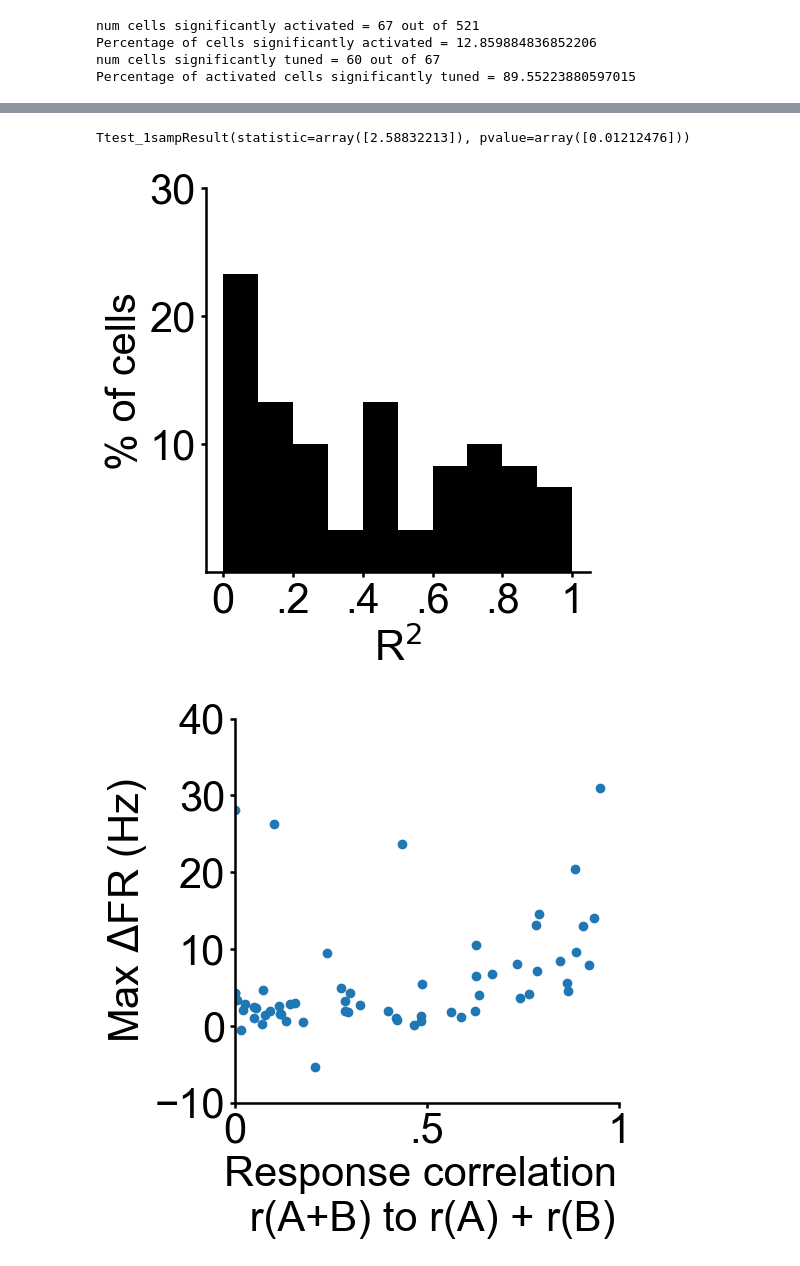
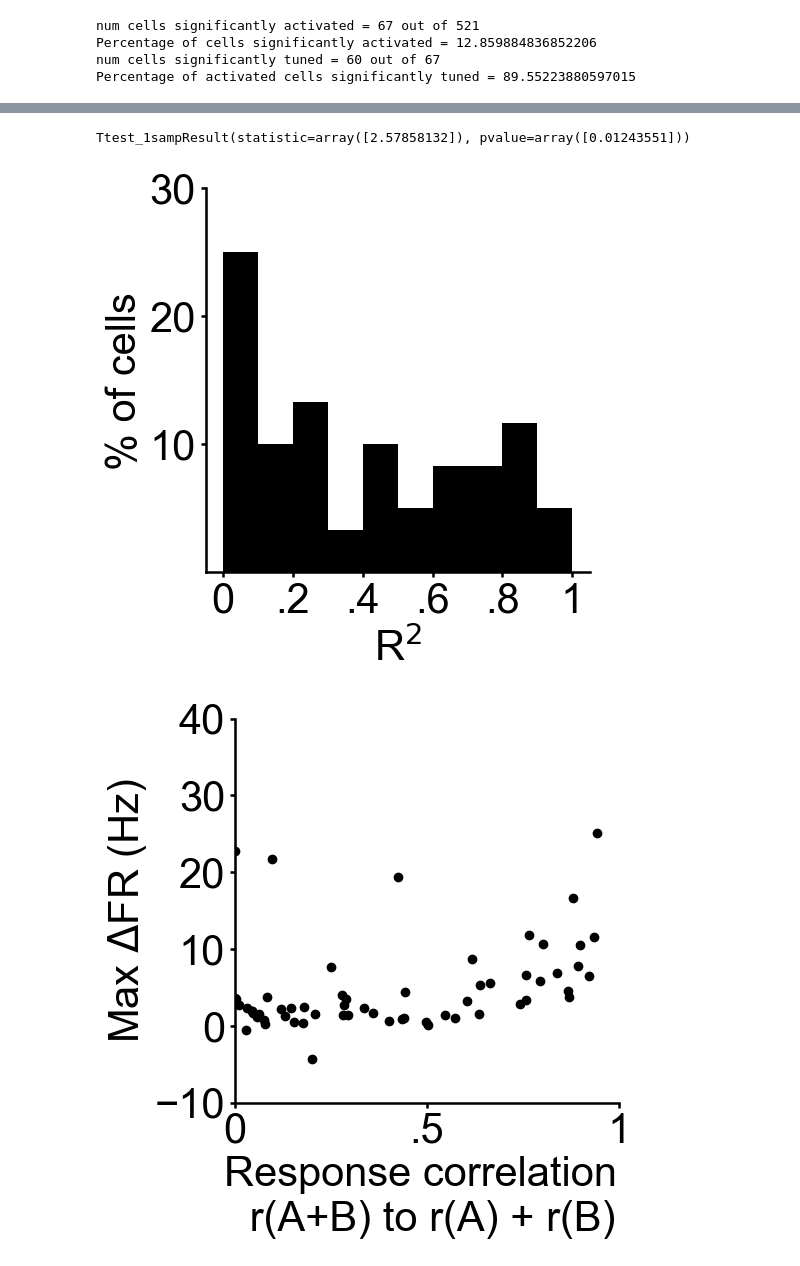
Before and after one commit to rmblazing/phase-coding-analysis, a Jupyter notebook: figure_generation/figure2/fig2_final.ipynb, the cells around one changed output, grey strips where cells are left out. Cells and saved outputs as stored; diff of their text form; code cells hidden in the pictures.

```diff
--- a/figure_generation/figure2/fig2_final.ipynb
+++ b/figure_generation/figure2/fig2_final.ipynb
@@ -82,7 +139,7 @@ Percentage of activated cells significantly tuned = 89.55223880597015
 # %%
 # get the baseline subtracted PSTHs and concatenate across experiments
 baseline_indices = np.where((rec_230225['PSTH_timepoints']>-.5) & (rec_230225['PSTH_timepoints']<0))[0]
-response_indices = np.where((rec['PSTH_timepoints']>-.05) & (rec['PSTH_timepoints']<.3))[0]
+response_indices = np.where((rec_230225['PSTH_timepoints']>-.05) & (rec_230225['PSTH_timepoints']<.3))[0]
 baseline_psth = rec_230225['psth_all'][:,:,:,baseline_indices]
 baseline_psth_mean_bytrial = np.mean(baseline_psth,3)
 baseline_sub_bytrial = np.mean( rec_230225['psth_all'][:,:,:,response_indices],3) - baseline_psth_mean_bytrial
@@ -94,5 +151,6 @@ for rec in reclist[1:]:
     baseline_sub_psth_by_trial = np.concatenate((baseline_sub_psth_by_trial, baseline_sub_bytrial),0)
 # %%
 n_trials = baseline_sub_psth_by_trial.shape[2]
-n_stim = len(indices)
+n_latencies_two_spot = len(indices)
+n_latencies_single_spot = 15
 # %%
@@ -160,8 +224,8 @@ for cell_n, cell in enumerate(tuned_resp_cells):
 
     test = baseline_sub_psth_by_trial[cell,:,:]
     test = test[indices,:]
-    all_mov_mean_y = np.empty((n_trials,n_stim))
-    all_mov_mean_y_combine = np.empty((n_trials,n_stim))
+    all_mov_mean_y = np.empty((n_trials,n_latencies_two_spot))
+    all_mov_mean_y_combine = np.empty((n_trials,n_latencies_two_spot))
     x_valid = np.arange(-70,75,5)
     filt_width = 5
 
@@ -188,7 +252,7 @@ for cell_n, cell in enumerate(tuned_resp_cells):
     mean_stim_resp_combine = np.mean(all_mov_mean_y_combine,0)
     CI = []
     CI_combine = []
-    for stim in range(n_stim):
+    for stim in range(n_latencies_two_spot):
         data = all_mov_mean_y[:,stim]
         data_combine = all_mov_mean_y_combine[:,stim]
         t = st.t.interval(alpha=0.95, df=len(data)-1, loc=np.mean(data), scale=st.sem(data))
@@ -221,8 +285,8 @@ filt_width = 5 #each delta t is 5ms, so smoothing will occur over 25ms
 coeffs = np.empty((len(tuned_resp_cells),2))
 r_sq = np.empty(len(tuned_resp_cells))
 
-mov_mean_y_all = np.empty((len(tuned_resp_cells), n_stim))
-mov_mean_y_combine_all = np.empty((len(tuned_resp_cells), n_stim))
+mov_mean_y_all = np.empty((len(tuned_resp_cells), n_latencies_two_spot))
+mov_mean_y_combine_all = np.empty((len(tuned_resp_cells), n_latencies_two_spot))
 
 for i, cell in enumerate(tuned_resp_cells):
 
@@ -264,7 +328,7 @@ PGanalysis.axis_fixer(ratio = 1, size = 30)
 # perform a significance test to determine whether firing rates are significantly higher or lower than predicted by the sum of individual spots
 scipy.stats.ttest_1samp(mov_mean_y_combine_all[:,simul_index]-mov_mean_y_all[:,simul_index],0)
 # %% [output]
-Ttest_1sampResult(statistic=array([2.58832213]), pvalue=array([0.01212476]))
+Ttest_1sampResult(statistic=array([2.57858132]), pvalue=array([0.01243551]))
 # %%
 # plot a histogram of r-squared values
 hist_pref = np.histogram(r_sq, bins = np.arange(0,1.1,.1))
@@ -276,16 +340,16 @@ plt.ylabel('% of cells')
 plt.xlabel('R$^2$')
 PGanalysis.axis_fixer(ratio = 1, size = 30)
 # %% [output]
-[figure, old version]
+[figure, new version]
 # %%
 max_resp_by_cell = np.max(mov_mean_y_all,1)
 # %%
-plt.plot(r_sq, max_resp_by_cell, 'o')
+plt.plot(r_sq, max_resp_by_cell, 'ko')
 plt.xlim(0,1)
 plt.xticks([0,.5,1], labels = ['0', '.5', '1'])
 plt.yticks([-10,0,10,20,30,40])
 plt.xlabel('Response correlation \n r(A+B) to r(A) + r(B)')
 plt.ylabel('Max $\Delta$FR (Hz)')
 PGanalysis.axis_fixer(ratio = 1, size = 20)
 # %% [output]
-[figure, old version]
+[figure, new version]
```
Also changed, not shown: parts of 20 cells of this notebook.
